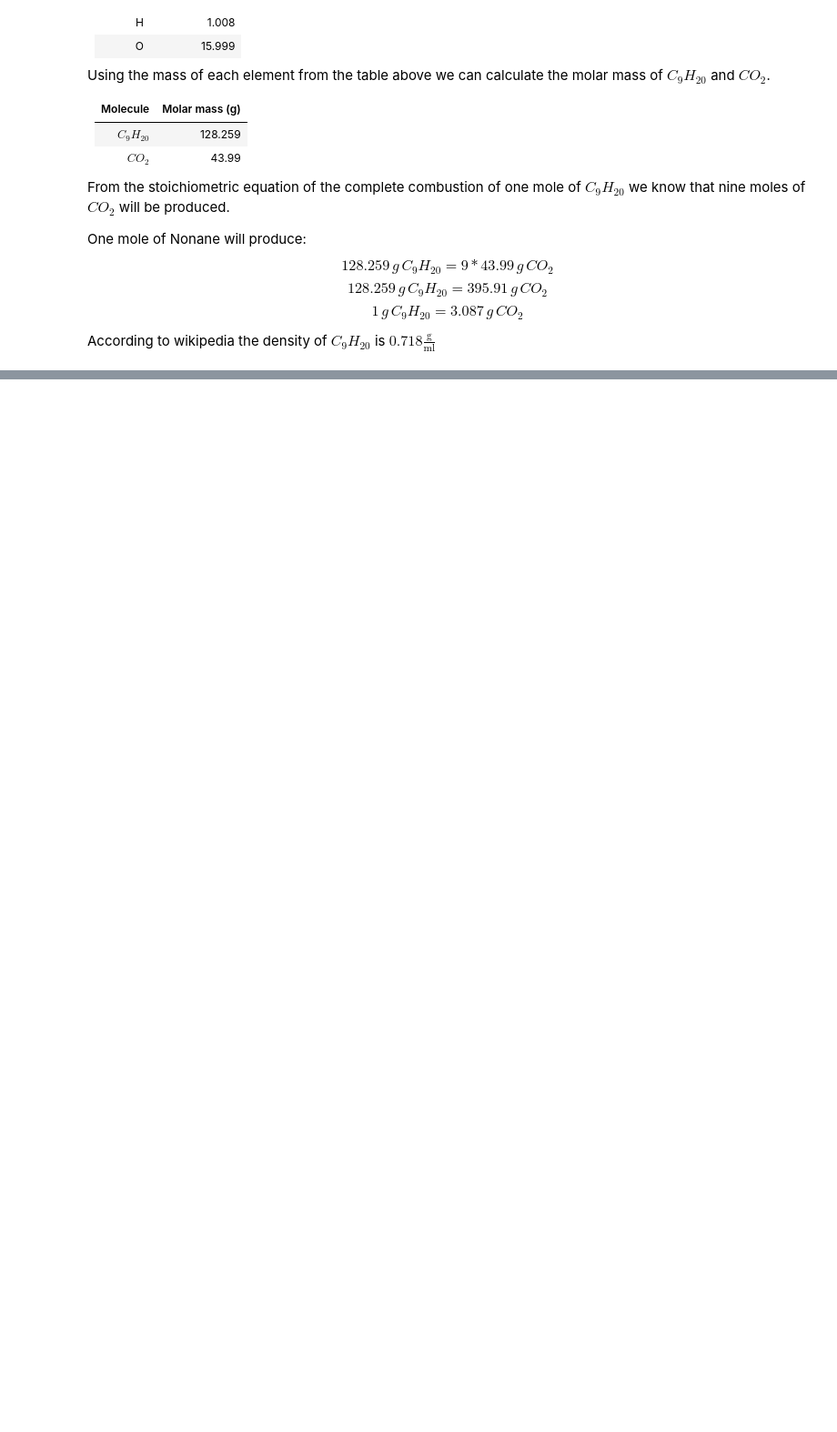
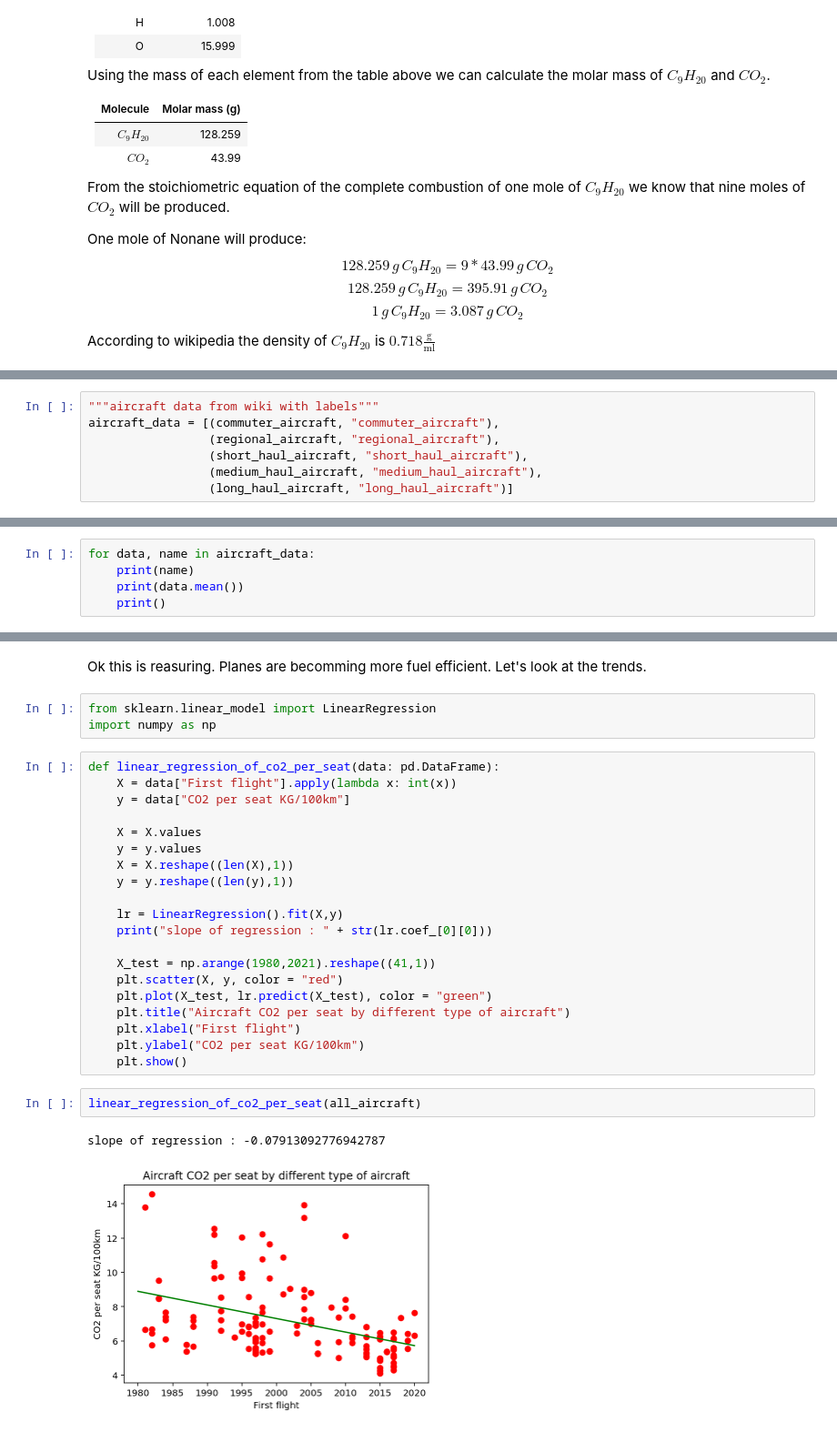
Before and after one commit to Jmion/aviation-co2-impact, a Jupyter notebook: Aviation_global_emissions.ipynb, the cells around one changed output, grey strips where cells are left out. Shown at 91% size. Cells and saved outputs as stored; diff of their text form; blank space fills up the shorter version.

```diff
--- a/Aviation_global_emissions.ipynb
+++ b/Aviation_global_emissions.ipynb
@@ -81,0 +50,7 @@ dtype: float64
+# %%
+"""aircraft data from wiki with labels"""
+aircraft_data = [(commuter_aircraft, "commuter_aircraft"),
+                 (regional_aircraft, "regional_aircraft"),
+                 (short_haul_aircraft, "short_haul_aircraft"),
+                 (medium_haul_aircraft, "medium_haul_aircraft"),
+                 (long_haul_aircraft, "long_haul_aircraft")]
@@ -81,0 +69,5 @@ dtype: float64
+# %%
+for data, name in aircraft_data:
+    print(name)
+    print(data.mean())
+    print()
@@ -90,0 +126,30 @@ dtype: float64
+# %% [markdown]
+Ok this is reasuring. Planes are becomming more fuel efficient. Let's look at the trends.
+# %%
+from sklearn.linear_model import LinearRegression
+import numpy as np
+# %%
+def linear_regression_of_co2_per_seat(data: pd.DataFrame):
+    X = data["First flight"].apply(lambda x: int(x))
+    y = data["CO2 per seat KG/100km"]
+
+    X = X.values
+    y = y.values
+    X = X.reshape((len(X),1))
+    y = y.reshape((len(y),1))
+
+    lr = LinearRegression().fit(X,y)
+    print("slope of regression : " + str(lr.coef_[0][0]))
+
+    X_test = np.arange(1980,2021).reshape((41,1))
+    plt.scatter(X, y, color = "red")
+    plt.plot(X_test, lr.predict(X_test), color = "green")
+    plt.title("Aircraft CO2 per seat by different type of aircraft")
+    plt.xlabel("First flight")
+    plt.ylabel("CO2 per seat KG/100km")
+    plt.show()
+# %%
+linear_regression_of_co2_per_seat(all_aircraft)
+# %% [output]
+slope of regression : -0.07913092776942787
+[figure, added]
```
Also changed, not shown: parts of 17 cells of this notebook.
